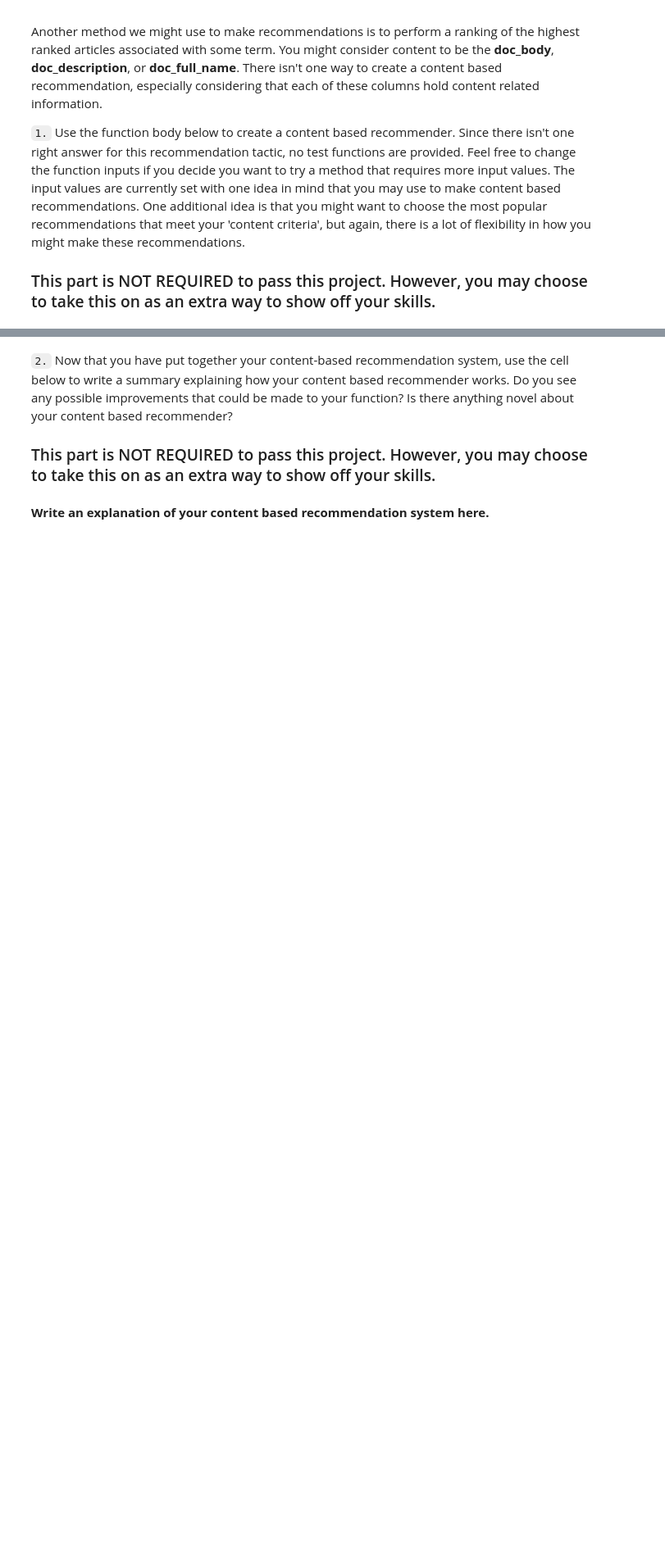
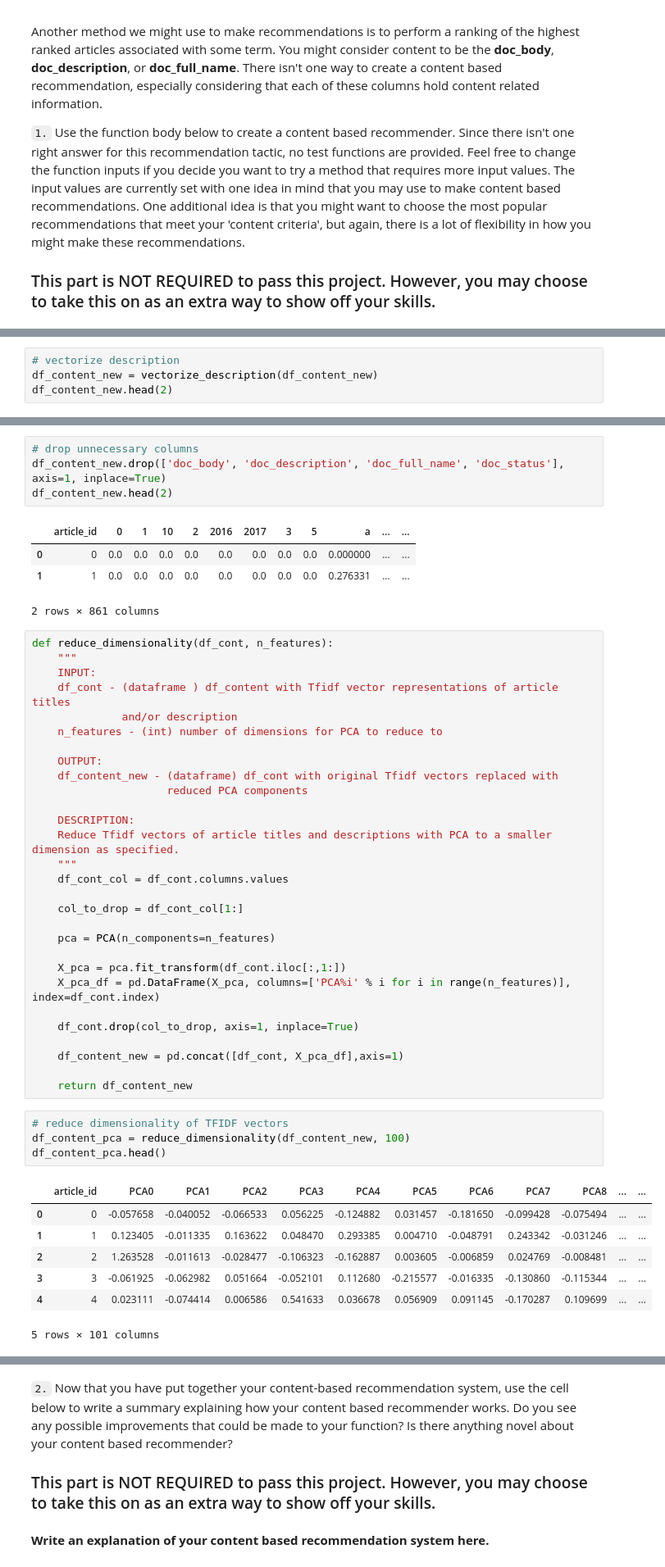
Before and after one commit to ZenRay/DataScientistNanoDegree, a Jupyter notebook: P3_Recommendations/Recommendations_with_IBM.ipynb, the cells around one changed output, grey strips where cells are left out. Shown at 82% size. Drawn from its saved outputs; the diff is of its cells as text; blank space fills up the shorter version.

```diff
--- a/P3_Recommendations/Recommendations_with_IBM.ipynb
+++ b/P3_Recommendations/Recommendations_with_IBM.ipynb
@@ -757,0 +891,4 @@ def make_content_recs():
+# %%
+# vectorize description
+df_content_new = vectorize_description(df_content_new)
+df_content_new.head(2)
@@ -757,0 +900,50 @@ def make_content_recs():
+# %%
+# drop unnecessary columns
+df_content_new.drop(['doc_body', 'doc_description', 'doc_full_name', 'doc_status'], axis=1, inplace=True)
+df_content_new.head(2)
+# %% [output]
+|  | article_id | 0 | 1 | 10 | 2 | 2016 | 2017 | 3 | 5 | a | ... | ... |
+| 0 | 0 | 0.0 | 0.0 | 0.0 | 0.0 | 0.0 | 0.0 | 0.0 | 0.0 | 0.000000 | ... | ... |
+| 1 | 1 | 0.0 | 0.0 | 0.0 | 0.0 | 0.0 | 0.0 | 0.0 | 0.0 | 0.276331 | ... | ... |
+2 rows × 861 columns
+# %%
+def reduce_dimensionality(df_cont, n_features):
+    """
+    INPUT:
+    df_cont - (dataframe ) df_content with Tfidf vector representations of article titles
+              and/or description
+    n_features - (int) number of dimensions for PCA to reduce to
+
+    OUTPUT:
+    df_content_new - (dataframe) df_cont with original Tfidf vectors replaced with
+                     reduced PCA components
+
+    DESCRIPTION:
+    Reduce Tfidf vectors of article titles and descriptions with PCA to a smaller dimension as specified.
+    """
+    df_cont_col = df_cont.columns.values
+
+    col_to_drop = df_cont_col[1:]
+
+    pca = PCA(n_components=n_features)
+
+    X_pca = pca.fit_transform(df_cont.iloc[:,1:])
+    X_pca_df = pd.DataFrame(X_pca, columns=['PCA%i' % i for i in range(n_features)], index=df_cont.index)
+
+    df_cont.drop(col_to_drop, axis=1, inplace=True)
+
+    df_content_new = pd.concat([df_cont, X_pca_df],axis=1)
+
+    return df_content_new
+# %%
+# reduce dimensionality of TFIDF vectors
+df_content_pca = reduce_dimensionality(df_content_new, 100)
+df_content_pca.head()
+# %% [output]
+|  | article_id | PCA0 | PCA1 | PCA2 | PCA3 | PCA4 | PCA5 | PCA6 | PCA7 | PCA8 | ... | ... |
+| 0 | 0 | -0.057658 | -0.040052 | -0.066533 | 0.056225 | -0.124882 | 0.031457 | -0.181650 | -0.099428 | -0.075494 | ... | ... |
+| 1 | 1 | 0.123405 | -0.011335 | 0.163622 | 0.048470 | 0.293385 | 0.004710 | -0.048791 | 0.243342 | -0.031246 | ... | ... |
+| 2 | 2 | 1.263528 | -0.011613 | -0.028477 | -0.106323 | -0.162887 | 0.003605 | -0.006859 | 0.024769 | -0.008481 | ... | ... |
+| 3 | 3 | -0.061925 | -0.062982 | 0.051664 | -0.052101 | 0.112680 | -0.215577 | -0.016335 | -0.130860 | -0.115344 | ... | ... |
+| 4 | 4 | 0.023111 | -0.074414 | 0.006586 | 0.541633 | 0.036678 | 0.056909 | 0.091145 | -0.170287 | 0.109699 | ... | ... |
+5 rows × 101 columns
```
Also changed, not shown: parts of 20 cells of this notebook, 1 other file.
